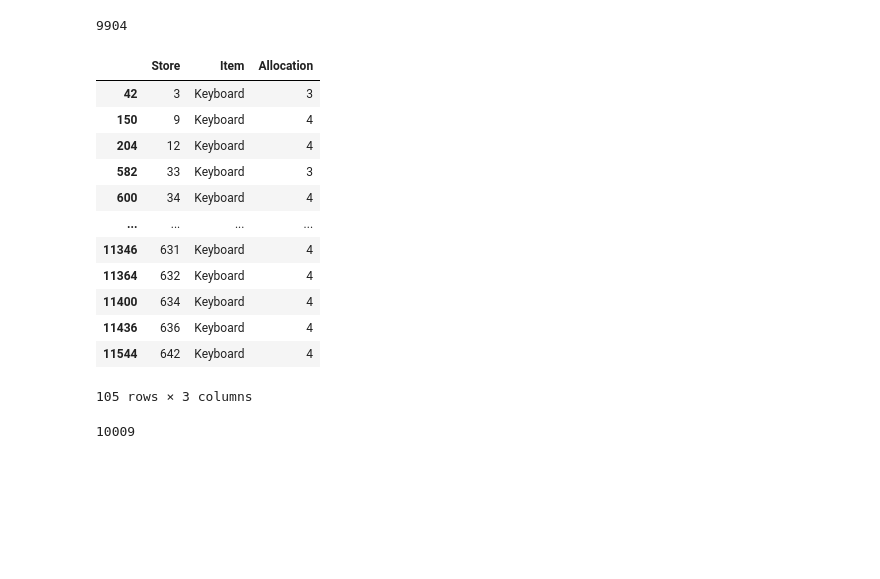
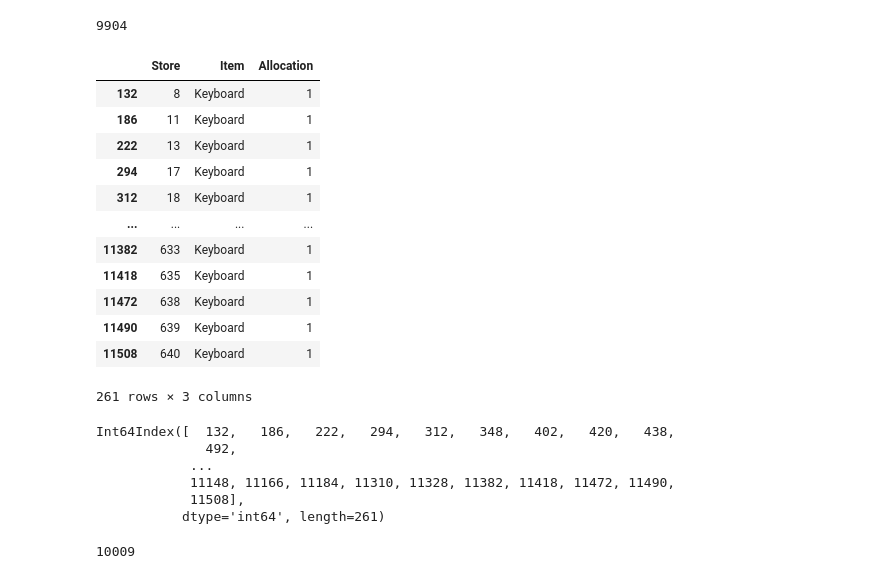
Before and after one commit to minji-o-j/Data-Science-Project, a Jupyter notebook: xgboost_matching_number.ipynb, the cells around one changed output. Saved outputs shown, nothing was run; the diff lists cells and outputs as text; code cells hidden in the pictures; blank space fills up the shorter version.

```diff
--- a/xgboost_matching_number.ipynb
+++ b/xgboost_matching_number.ipynb
@@ -207,6 +207,7 @@ zerofile['Allocation'].max()
 # %%
 check1 = []
 divided = []
+keyboard = {}
 for i in range(len(zerofile)):
     now_num = zerofile.loc[i]['Allocation']
 
@@ -219,7 +220,8 @@ for i in range(len(zerofile)):
     if zerofile.loc[i]['Item'] in zerolist:
         divided.append(0)
         continue # 아래 실행 x
-
+    if zerofile.loc[i]['Item'] =='Keyboard':
+        keyboard[i] = now_num
     # #clist
     # if zerofile.loc[i]['Item'] in clist:
     #     if now_num>30:
@@ -268,19 +270,19 @@ zerofile['Allocation'].sum()
 # %% [output]
 9904
 # %%
-zerofile[(zerofile['Item']=='Keyboard')&(zerofile['Allocation']>2)&(zerofile['Allocation']<5)]
+zerofile[(zerofile['Item']=='Keyboard')&(zerofile['Allocation']==1)]
 # %% [output]
 |  | Store | Item | Allocation |
-| 42 | 3 | Keyboard | 3 |
-| 150 | 9 | Keyboard | 4 |
-| 204 | 12 | Keyboard | 4 |
-| 582 | 33 | Keyboard | 3 |
-| 600 | 34 | Keyboard | 4 |
+| 132 | 8 | Keyboard | 1 |
+| 186 | 11 | Keyboard | 1 |
+| 222 | 13 | Keyboard | 1 |
+| 294 | 17 | Keyboard | 1 |
+| 312 | 18 | Keyboard | 1 |
 | ... | ... | ... | ... |
-| 11346 | 631 | Keyboard | 4 |
-| 11364 | 632 | Keyboard | 4 |
-| 11400 | 634 | Keyboard | 4 |
-| 11436 | 636 | Keyboard | 4 |
-| 11544 | 642 | Keyboard | 4 |
+| 11382 | 633 | Keyboard | 1 |
+| 11418 | 635 | Keyboard | 1 |
+| 11472 | 638 | Keyboard | 1 |
+| 11490 | 639 | Keyboard | 1 |
+| 11508 | 640 | Keyboard | 1 |
-105 rows × 3 columns
+261 rows × 3 columns
 # %%
@@ -291,3 +291,12 @@ for i in idxs:
+# %%
+idxs
+# %% [output]
+Int64Index([  132,   186,   222,   294,   312,   348,   402,   420,   438,
+              492,
+            ...
+            11148, 11166, 11184, 11310, 11328, 11382, 11418, 11472, 11490,
+            11508],
+           dtype='int64', length=261)
 # %%
 zerofile['Allocation'].sum()
 # %% [output]
```
Also changed, not shown: parts of 3 cells of this notebook.
